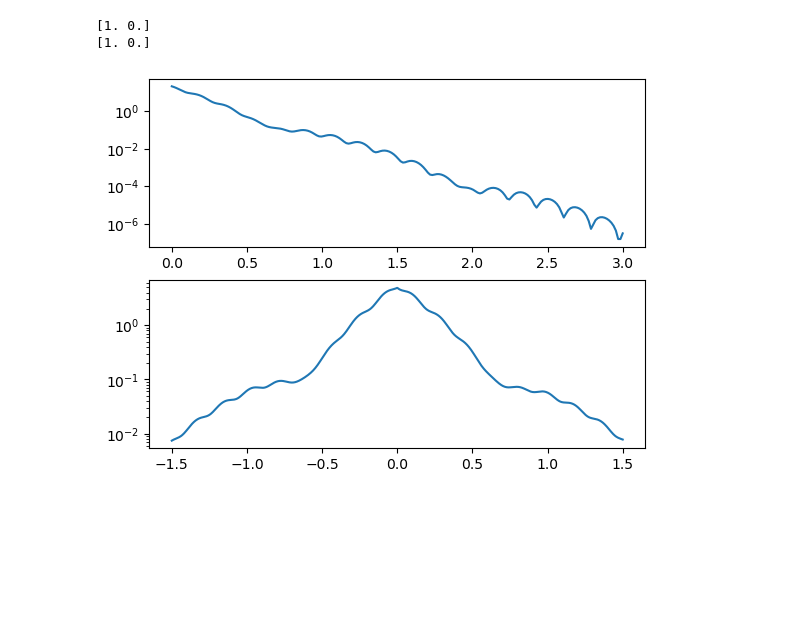
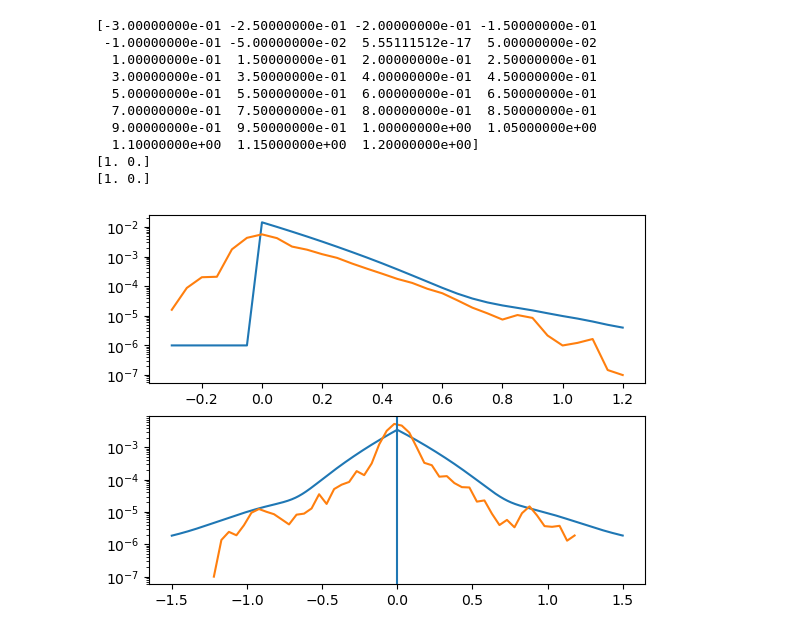
Before and after one commit to MTLphys/FittingFunctions, a Jupyter notebook: TestingFitts.ipynb, the cells around one changed output. Drawn from its saved outputs; the diff is of its cells as text; code cells hidden in the pictures; blank space fills up the shorter version.

```diff
--- a/TestingFitts.ipynb
+++ b/TestingFitts.ipynb
@@ -1,49 +1,68 @@
 # %%
+#fit for 815
 import os
 import numpy as np
 from resources.obefitfunct import fitfunctt
 from scipy import constants as c
 import matplotlib.pyplot as plt
 from scipy.optimize import curve_fit
-directory =
-file = ''
-np.import()
+from scipy.signal import fftconvolve
+directory ='/home/matthew/Desktop/DataOutputs/HFWM DATA/HFWMV2 CS NW InitialTest/815nm/Results/'
+T3reffile = '2mW1mW2mWphotonechok1-0_3ps1_2psk3-1_2ps1_2psk2-4psT3refcut.csv'
+T12file = '2mW1mW2mWphotonechok1-0_3ps1_2psk3-1_2ps1_2psk2-4psT12cut.csv'
+
+T3refdata = np.loadtxt(directory+T3reffile,delimiter=';')
+T12data   = np.loadtxt(directory+T12file,delimiter=';')
+print(T3refdata[:,0])
 ol21 = 1.0#overlap of hh exciton state
-ol61 = 0.8#overlap of lh exciton state
-oli21 = 0.5 #overlap of hh bound exciton state
-oli61 = 0.5#overlap of lh bound exciton state
-Ex1 =  c.e*0.0032/c.hbar#exciton splitting energy
+ol61 = 1.0#overlap of lh exciton state
+oli21 = 0.1 #overlap of hh bound exciton state
+oli61 = 0.1#overlap of lh bound exciton state
+Ex1 =  c.e*0.0028/c.hbar#exciton splitting energy
 Ex2 =  c.e*0.0032/c.hbar#Acceptor bound exciton splitting energy
 EB  = -c.e*0.023/c.hbar #Acceptor bound exciton binding energy
-gm21  = 3.5e12#hh Exciton dephasing rate /s <-Fit Parameter
-gm61  = 3.5e12#lh Exciton dephasing rate /s <-Fit Parameter
+gm21  = 4.4e12#hh Exciton dephasing rate /s <-Fit Parameter
+gm61  = 5.4e12#lh Exciton dephasing rate /s <-Fit Parameter
 gmi21 = 3.5e12#Impurity bound hh Exciton dephasing rate /s <-Fit Parameter
 gmi61 = 3.5e12#Impurity bound lh Exciton dephasing rate /s <-Fit Parameter
-K = 1e-117#
+K = 5e-121#
 p0 = [Ex1   ,Ex2   , # 0,1
       EB    ,ol21  , # 2,3
       ol61  ,oli21 , # 4,5
       oli61 ,gm21  , # 6,7
       gm61, gmi21  , # 8,9
       gmi61, K     ]   # 10,11
 
 
-t = np.linspace(7e-12,10e-12,200)
+t = T3refdata[:,0]*1e-12+7e-12
 Pv = fitfunctt(t,*p0)
 
 fig,axs = plt.subplots(2)
 axs[0].set_yscale('log')
 axs[1].set_yscale('log')
-axs[0].plot(t*1e12-7,Pv)
+axs[0].plot(t*1e12-7,Pv+1e-6)
+axs[0].plot(T3refdata[:,0],T3refdata[:,1])
+
 
 
 tau = np.linspace(-1.5e-12,1.5e-12,1000)
 t = 7.1e-12
 Pv = fitfunctt(t,*p0,tau=tau)
-axs[1].plot(tau*1e12,Pv)
+
+axs[1].plot(tau*1e12,Pv+1e-6)
+axs[1].plot(T12data[0:,0]-.02,T12data[0:,1])
+axs[1].axvline(0)
 tau = 0e-12
 plt.show()
 # %% [output]
+[-3.00000000e-01 -2.50000000e-01 -2.00000000e-01 -1.50000000e-01
+ -1.00000000e-01 -5.00000000e-02  5.55111512e-17  5.00000000e-02
+  1.00000000e-01  1.50000000e-01  2.00000000e-01  2.50000000e-01
+  3.00000000e-01  3.50000000e-01  4.00000000e-01  4.50000000e-01
+  5.00000000e-01  5.50000000e-01  6.00000000e-01  6.50000000e-01
+  7.00000000e-01  7.50000000e-01  8.00000000e-01  8.50000000e-01
+  9.00000000e-01  9.50000000e-01  1.00000000e+00  1.05000000e+00
+  1.10000000e+00  1.15000000e+00  1.20000000e+00]
 [1. 0.]
 [1. 0.]
-[figure, old version]
+[figure, new version]
```
Also changed, not shown: parts of 5 cells of this notebook.
